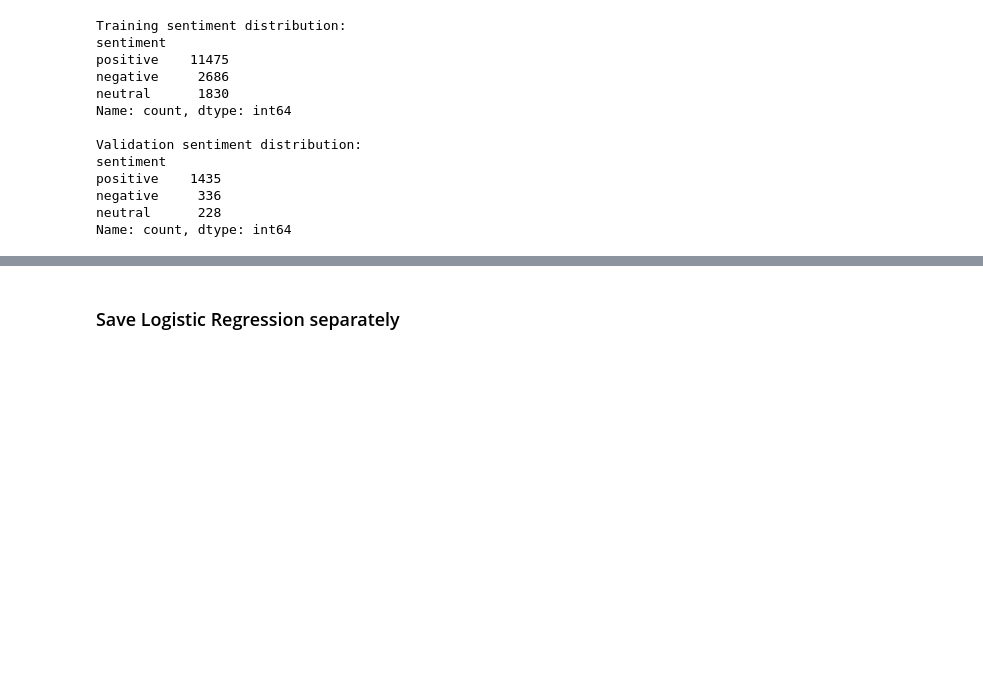
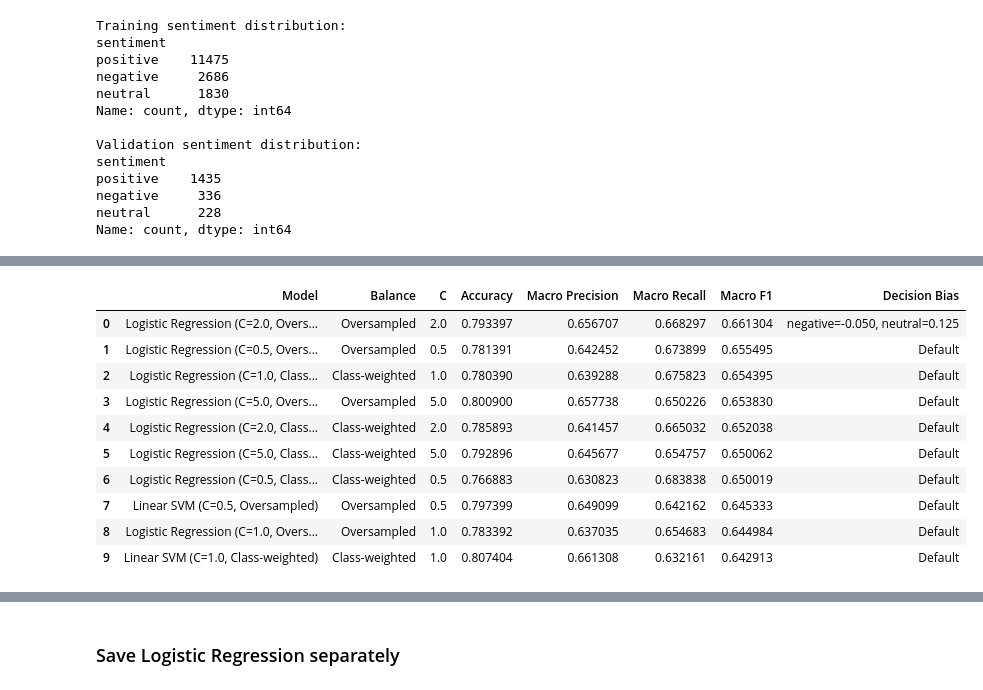
Before and after one commit to HimashMadushanka/Mobile-Review-Sentiment-Analysis, a Jupyter notebook: notebooks/06_Traditional_ML_Models.ipynb, the cells around one changed output, grey strips where cells are left out. Cells and saved outputs as stored; diff of their text form; code cells hidden in the pictures; blank space fills up the shorter version.

```diff
--- a/notebooks/06_Traditional_ML_Models.ipynb
+++ b/notebooks/06_Traditional_ML_Models.ipynb
@@ -70,0 +75,19 @@ Name: count, dtype: int64
+# %%
+rng = np.random.default_rng(42)
+y_train_values = y_train.to_numpy()
+target_count = int(y_train.value_counts().max())
+balanced_indices = np.concatenate([
+    rng.choice(
+        np.flatnonzero(y_train_values == label),
+        size=target_count,
+        replace=np.count_nonzero(y_train_values == label) < target_count
+    )
+    for label in y_train.unique()
+])
+rng.shuffle(balanced_indices)
+
+X_train_balanced = X_train[balanced_indices]
+y_train_balanced = y_train.iloc[balanced_indices].reset_index(drop=True)
+
+print("Balanced training sentiment distribution:")
+print(y_train_balanced.value_counts())
@@ -150,12 +199,75 @@ Training Random Forest...
 # %%
 best_name = results_df.loc[0, "Model"]
 best_model = trained_models[best_name]
+
+decision_scores = best_model.decision_function(X_val)
+if decision_scores.ndim != 2:
+    raise ValueError("Expected multiclass decision scores for sentiment labels")
+
+model_classes = np.asarray(best_model.classes_)
+bias_range = np.arange(-0.5, 0.5001, 0.025)
+calibration_rows = []
+
+for negative_bias in bias_range:
+    for neutral_bias in bias_range:
+        class_bias = np.zeros(len(model_classes))
+        class_bias[model_classes == "negative"] = negative_bias
+        class_bias[model_classes == "neutral"] = neutral_bias
+        adjusted_predictions = model_classes[
+            np.argmax(decision_scores + class_bias, axis=1)
+        ]
+        precision, recall, macro_f1, _ = precision_recall_fscore_support(
+            y_val, adjusted_predictions, average="macro", zero_division=0
+        )
+        calibration_rows.append({
+            "Bias": class_bias,
+            "Accuracy": accuracy_score(y_val, adjusted_predictions),
+            "Macro Precision": precision,
+            "Macro Recall": recall,
+            "Macro F1": macro_f1,
+            "Negative Bias": negative_bias,
+            "Neutral Bias": neutral_bias
+        })
+
+best_calibration = max(
+    calibration_rows,
+    key=lambda row: (row["Macro F1"], row["Accuracy"])
+)
+best_model.intercept_ = best_model.intercept_ + best_calibration["Bias"]
+trained_models[best_name] = best_model
+
+best_result_index = results_df.index[results_df["Model"] == best_name][0]
+for metric in ("Accuracy", "Macro Precision", "Macro Recall", "Macro F1"):
+    results_df.loc[best_result_index, metric] = best_calibration[metric]
+results_df.loc[best_result_index, "Decision Bias"] = (
+    f"negative={best_calibration['Negative Bias']:.3f}, "
+    f"neutral={best_calibration['Neutral Bias']:.3f}"
+)
+results_df = (
+    results_df.sort_values(["Macro F1", "Accuracy"], ascending=False)
+    .reset_index(drop=True)
+)
+display(results_df.head(10))
 
 joblib.dump(
     best_model,
     MODEL_DIR / "best_tfidf_model.joblib"
 )
 
 print("Best model:", best_name)
-print("Best Macro F1:", results_df.loc[0, "Macro F1"])
+print("Validation metrics after decision-bias tuning:")
+print({metric: best_calibration[metric] for metric in (
+    "Accuracy", "Macro Precision", "Macro Recall", "Macro F1"
+)})
 # %% [output]
+|  | Model | Balance | C | Accuracy | Macro Precision | Macro Recall | Macro F1 | Decision Bias |
+| 0 | Logistic Regression (C=2.0, Overs... | Oversampled | 2.0 | 0.793397 | 0.656707 | 0.668297 | 0.661304 | negative=-0.050, neutral=0.125 |
+| 1 | Logistic Regression (C=0.5, Overs... | Oversampled | 0.5 | 0.781391 | 0.642452 | 0.673899 | 0.655495 | Default |
+| 2 | Logistic Regression (C=1.0, Class... | Class-weighted | 1.0 | 0.780390 | 0.639288 | 0.675823 | 0.654395 | Default |
+| 3 | Logistic Regression (C=5.0, Overs... | Oversampled | 5.0 | 0.800900 | 0.657738 | 0.650226 | 0.653830 | Default |
+| 4 | Logistic Regression (C=2.0, Class... | Class-weighted | 2.0 | 0.785893 | 0.641457 | 0.665032 | 0.652038 | Default |
+| 5 | Logistic Regression (C=5.0, Class... | Class-weighted | 5.0 | 0.792896 | 0.645677 | 0.654757 | 0.650062 | Default |
+| 6 | Logistic Regression (C=0.5, Class... | Class-weighted | 0.5 | 0.766883 | 0.630823 | 0.683838 | 0.650019 | Default |
+| 7 | Linear SVM (C=0.5, Oversampled) | Oversampled | 0.5 | 0.797399 | 0.649099 | 0.642162 | 0.645333 | Default |
+| 8 | Logistic Regression (C=1.0, Overs... | Oversampled | 1.0 | 0.783392 | 0.637035 | 0.654683 | 0.644984 | Default |
+| 9 | Linear SVM (C=1.0, Class-weighted) | Class-weighted | 1.0 | 0.807404 | 0.661308 | 0.632161 | 0.642913 | Default |
```
Also changed, not shown: parts of 13 cells of this notebook, 14 other files.
